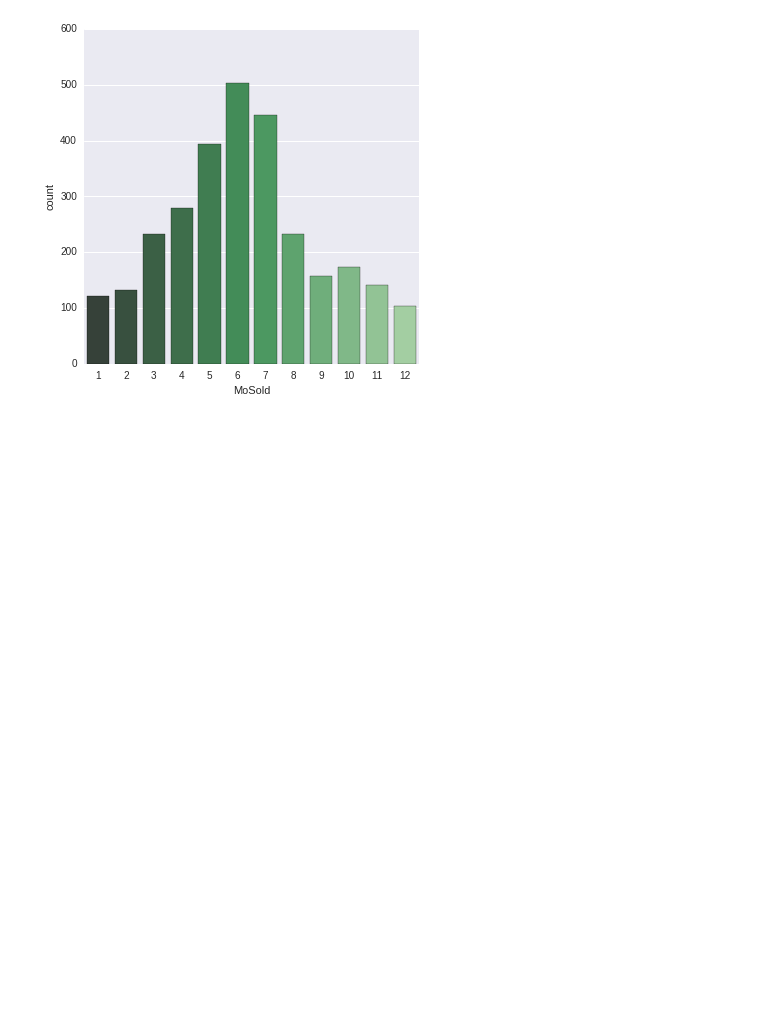
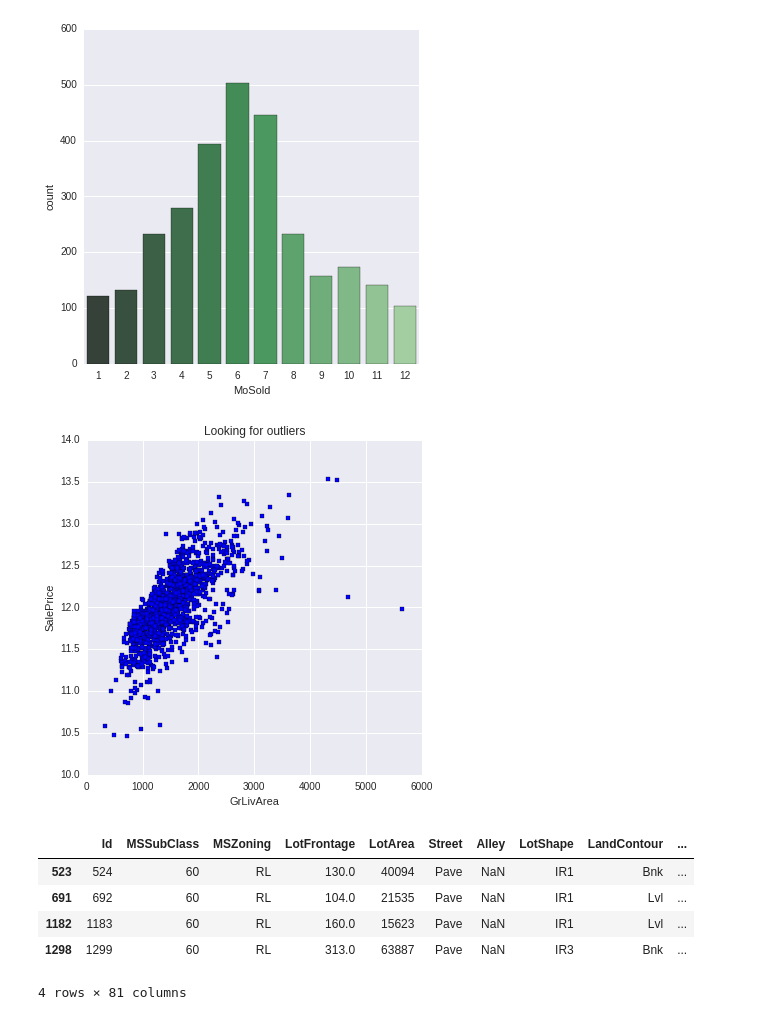
Before and after one commit to rehassachdeva/House-Prices-Advanced-Regression-Techniques---Kaggle-Competition, a Jupyter notebook: house_prices_predictor.ipynb, the cells around one changed output. Saved outputs shown, nothing was run; the diff lists cells and outputs as text; code cells hidden in the pictures; blank space fills up the shorter version.

Commit message:
Minor improvemevt, update alpha, outliers

```diff
--- a/house_prices_predictor.ipynb
+++ b/house_prices_predictor.ipynb
@@ -723,5 +723,21 @@ train_processed = data_processed[:train.shape[0]]
 test_processed = data_processed[train.shape[0]:]
 # %%
 # Skipping any iterational improvement on SaleCondition_Partial and GrLivArea for now
+# %%
+# Looking for outliers
+plt.scatter(train.GrLivArea, train.SalePrice, c = "blue", marker = "s")
+plt.title("Looking for outliers")
+plt.xlabel("GrLivArea")
+plt.ylabel("SalePrice")
+plt.show()
+train[train.GrLivArea >= 4000]
+# %% [output]
+[figure, added]
+|  | Id | MSSubClass | MSZoning | LotFrontage | LotArea | Street | Alley | LotShape | LandContour | ... |
+| 523 | 524 | 60 | RL | 130.0 | 40094 | Pave | NaN | IR1 | Bnk | ... |
+| 691 | 692 | 60 | RL | 104.0 | 21535 | Pave | NaN | IR1 | Lvl | ... |
+| 1182 | 1183 | 60 | RL | 160.0 | 15623 | Pave | NaN | IR1 | Lvl | ... |
+| 1298 | 1299 | 60 | RL | 313.0 | 63887 | Pave | NaN | IR3 | Bnk | ... |
+4 rows × 81 columns
 # %%
 # Skipping any outlier removal for now
```
Also changed, not shown: parts of 4 cells of this notebook.
